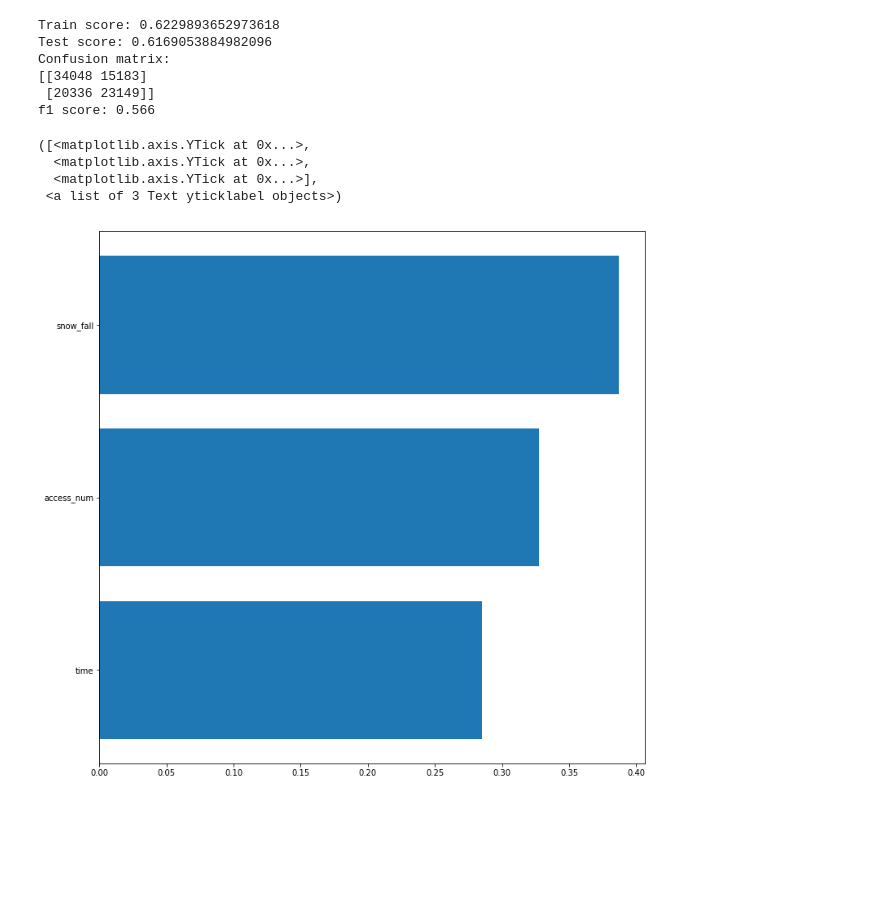
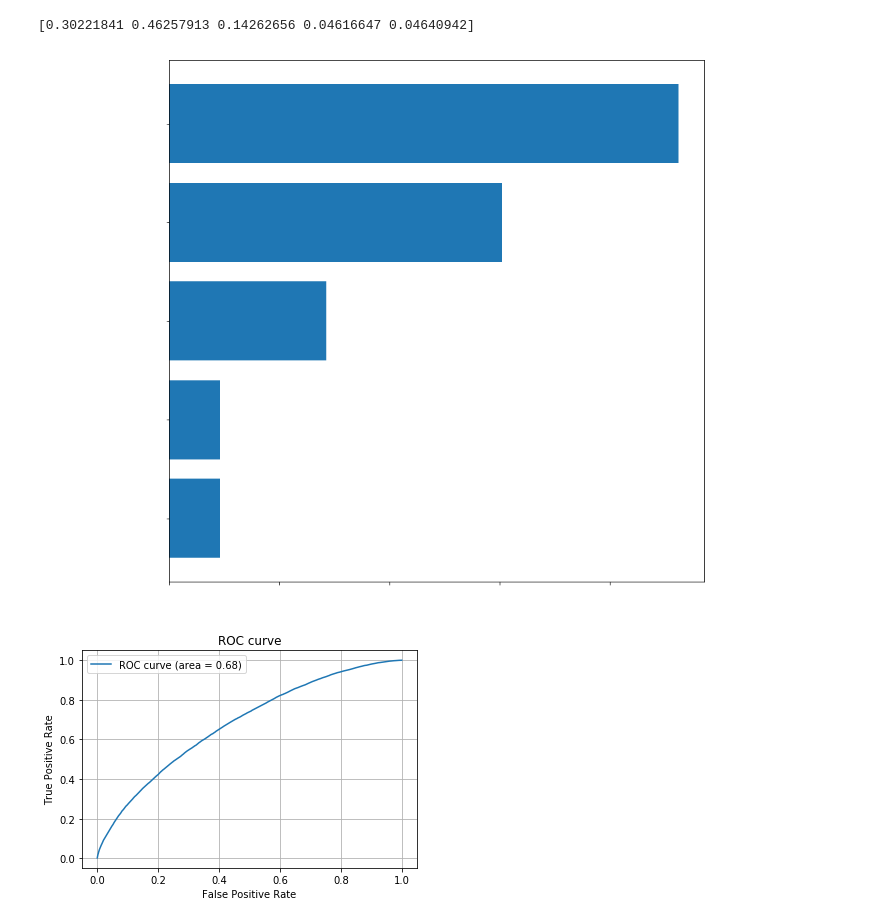
Before and after one commit to c-awatsu/randomForest, a Jupyter notebook: MatPlotlibExample.ipynb, the cells around one changed output. Drawn from its saved outputs; the diff is of its cells as text; code cells hidden in the pictures; blank space fills up the shorter version.

```diff
--- a/MatPlotlibExample.ipynb
+++ b/MatPlotlibExample.ipynb
@@ -23,4 +105,23 @@ features_df['time'] = pd.Categorical(csv_input['time'])
 # %%
+csv_input = pd.read_csv(filepath_or_buffer="./winter_randomForest.csv",
+                        encoding="utf_8", sep=",")
+
+sql_result = psql.read_sql(all_season_sql, conn)
+# 目的変数
+
+features_df = pd.DataFrame()
+
+features_df['delay'] = sql_result['delay']
+
+# 説明変数
+features_df['access_num'] = sql_result['access_num']
+features_df['time'] = pd.Categorical(sql_result['time'])
+features_df['youbi'] = pd.Categorical(sql_result['youbi'])
+features_df['event'] = pd.Categorical(sql_result['event'])
+features_df['destination'] = pd.Categorical(sql_result['destination'])
+
+# features_df['snow_fall'] = csv_input['snow_fall'].fillna(method='ffill')
+
 X = features_df.loc[:, 'access_num':]
 Y = features_df['delay']
 
@@ -36,22 +137,37 @@ print('Train score: {}'.format(forest.score(X_train, Y_train)))
 print('Test score: {}'.format(forest.score(X_test, Y_test)))
 print('Confusion matrix:\n{}'.format(confusion_matrix(Y_test, forest.predict(X_test))))
 print('f1 score: {:.3f}'.format(f1_score(Y_test, forest.predict(X_test))))
+
+# ROC曲線
+fpr, tpr, _ = metrics.roc_curve(Y_test, forest.predict_proba(X_test)[:, 1])
+
+auc = metrics.auc(fpr, tpr)
+print('AUC Score: {}'.format(auc))
-# %% [output]
-Train score: 0.6229893652973618
-Test score: 0.6169053884982096
-Confusion matrix:
-[[34048 15183]
- [20336 23149]]
-f1 score: 0.566
 # %%
-values, names = zip(*sorted(zip(forest.feature_importances_, X.columns)))
+import matplotlib.font_manager as fm
+from matplotlib.font_manager import FontProperties
 
-pyPlot.figure(figsize=(12,12))
+font_path = './ipaexg.ttf'
+font_prop = FontProperties(fname=font_path)
+
+label = ['時間帯', 'セッション数', '曜日', 'イベント', '目的地']
+# label = ['時間帯', 'セッション数', '降雪量']
+print(forest.feature_importances_)
+values, names = zip(*sorted(zip(forest.feature_importances_, label)))
+pyPlot.figure(figsize=(12, 12))
 pyPlot.barh(range(len(names)), values, align='center')
-pyPlot.yticks(range(len(names)), names)
+pyPlot.yticks(range(len(names)), names, fontproperties=font_prop)
+pyPlot.tick_params(labelsize=25, labelcolor='white')
+pyPlot.show()
 # %% [output]
-([<matplotlib.axis.YTick at 0x...>,
-  <matplotlib.axis.YTick at 0x...>,
-  <matplotlib.axis.YTick at 0x...>],
- <a list of 3 Text yticklabel objects>)
+[0.30221841 0.46257913 0.14262656 0.04616647 0.04640942]
-[figure, old version]
+[figure, new version]
+# %%
+pyPlot.plot(fpr, tpr, label='ROC curve (area = %.2f)' % auc)
+pyPlot.legend()
+pyPlot.title('ROC curve')
+pyPlot.xlabel('False Positive Rate')
+pyPlot.ylabel('True Positive Rate')
+pyPlot.grid(True)
+# %% [output]
+[figure, added]
```
Also changed, not shown: parts of 3 cells of this notebook, 11 other files.
